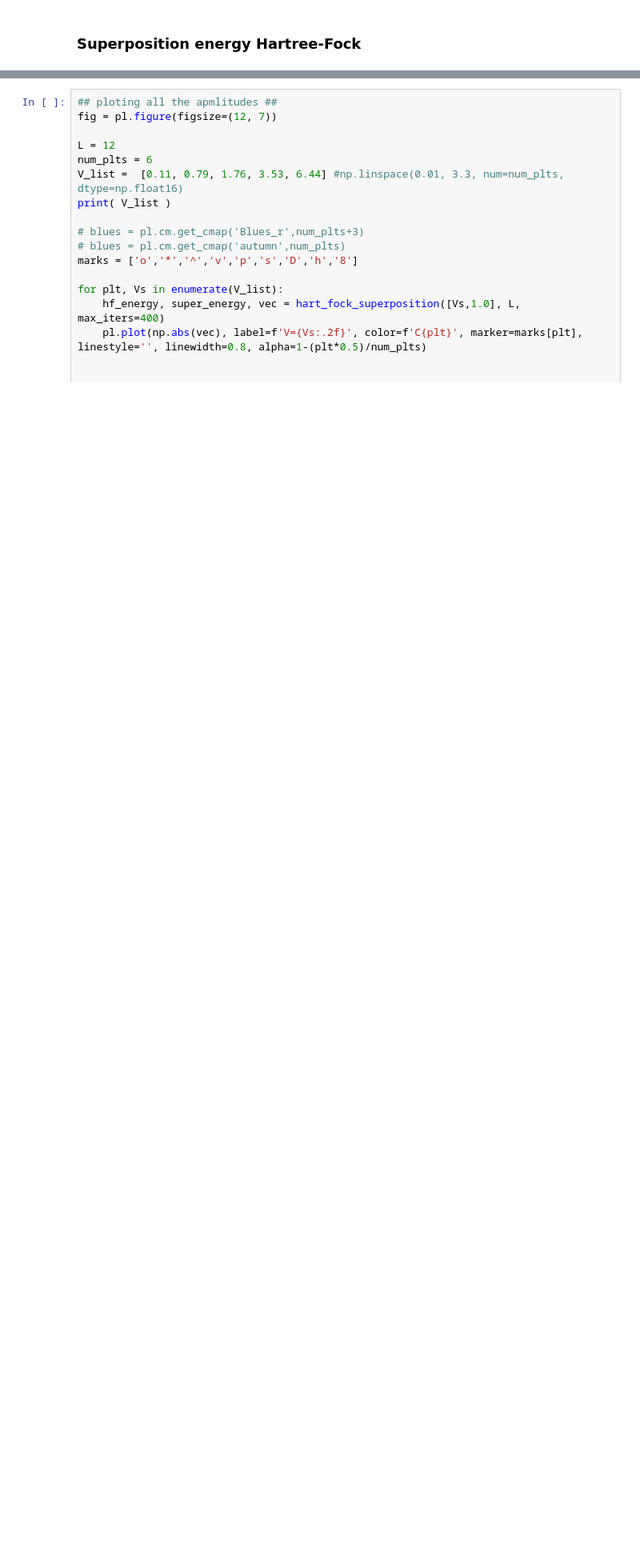
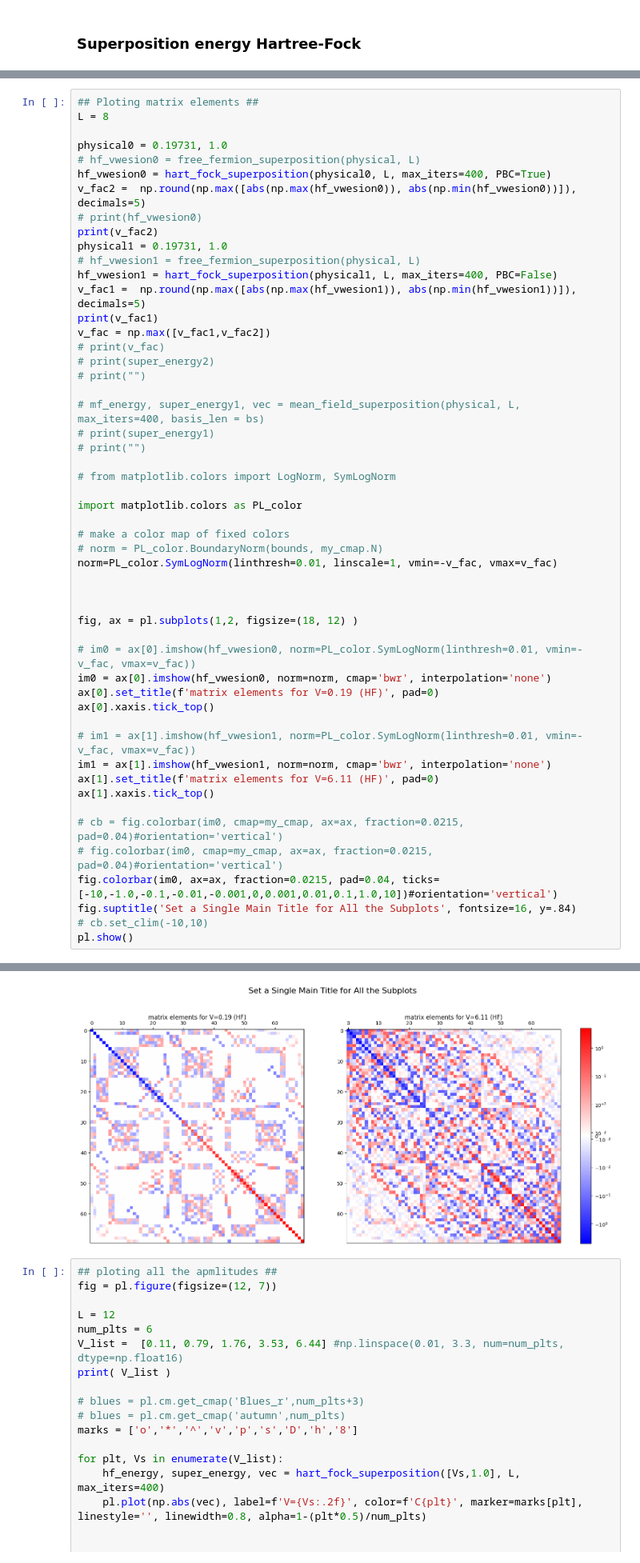
Before and after one commit to Arash-H-Jafarizadeh/Fermionic-State-Preparation, a Jupyter notebook: Fermionic_Hartree_Fock_Method(Adam).ipynb, the cells around one changed output, grey strips where cells are left out. Shown at 80% size. Drawn from its saved outputs; the diff is of its cells as text; blank space fills up the shorter version.

```diff
--- a/Fermionic_Hartree_Fock_Method(Adam).ipynb
+++ b/Fermionic_Hartree_Fock_Method(Adam).ipynb
@@ -630,0 +648,53 @@ HF
+# %%
+## Ploting matrix elements ##
+L = 8
+
+physical0 = 0.19731, 1.0
+# hf_vwesion0 = free_fermion_superposition(physical, L)
+hf_vwesion0 = hart_fock_superposition(physical0, L, max_iters=400, PBC=True)
+v_fac2 =  np.round(np.max([abs(np.max(hf_vwesion0)), abs(np.min(hf_vwesion0))]), decimals=5)
+# print(hf_vwesion0)
+print(v_fac2)
+physical1 = 0.19731, 1.0
+# hf_vwesion1 = free_fermion_superposition(physical, L)
+hf_vwesion1 = hart_fock_superposition(physical1, L, max_iters=400, PBC=False)
+v_fac1 =  np.round(np.max([abs(np.max(hf_vwesion1)), abs(np.min(hf_vwesion1))]), decimals=5)
+print(v_fac1)
+v_fac = np.max([v_fac1,v_fac2])
+# print(v_fac)
+# print(super_energy2)
+# print("")
+
+# mf_energy, super_energy1, vec = mean_field_superposition(physical, L, max_iters=400, basis_len = bs)
+# print(super_energy1)
+# print("")
+
+# from matplotlib.colors import LogNorm, SymLogNorm
+
+import matplotlib.colors as PL_color
+
+# make a color map of fixed colors
+# norm = PL_color.BoundaryNorm(bounds, my_cmap.N)
+norm=PL_color.SymLogNorm(linthresh=0.01, linscale=1, vmin=-v_fac, vmax=v_fac)
+
+
+
+fig, ax = pl.subplots(1,2, figsize=(18, 12) )
+
+# im0 = ax[0].imshow(hf_vwesion0, norm=PL_color.SymLogNorm(linthresh=0.01, vmin=-v_fac, vmax=v_fac))
+im0 = ax[0].imshow(hf_vwesion0, norm=norm, cmap='bwr', interpolation='none')
+ax[0].set_title(f'matrix elements for V=0.19 (HF)', pad=0)
+ax[0].xaxis.tick_top()
+
+# im1 = ax[1].imshow(hf_vwesion1, norm=PL_color.SymLogNorm(linthresh=0.01, vmin=-v_fac, vmax=v_fac))
+im1 = ax[1].imshow(hf_vwesion1, norm=norm, cmap='bwr', interpolation='none')
+ax[1].set_title(f'matrix elements for V=6.11 (HF)', pad=0)
+ax[1].xaxis.tick_top()
+
+# cb = fig.colorbar(im0, cmap=my_cmap, ax=ax, fraction=0.0215, pad=0.04)#orientation='vertical')
+# fig.colorbar(im0, cmap=my_cmap, ax=ax, fraction=0.0215, pad=0.04)#orientation='vertical')
+fig.colorbar(im0, ax=ax, fraction=0.0215, pad=0.04, ticks=[-10,-1.0,-0.1,-0.01,-0.001,0,0.001,0.01,0.1,1.0,10])#orientation='vertical')
+fig.suptitle('Set a Single Main Title for All the Subplots', fontsize=16, y=.84)
+# cb.set_clim(-10,10)
+pl.show()
+# %% [output]
@@ -631,3 +705,4 @@ HF
+[figure, added]
 # %%
 ## ploting all the apmlitudes ##
 fig = pl.figure(figsize=(12, 7))
```
Also changed, not shown: parts of 8 cells of this notebook, 1 other file.
